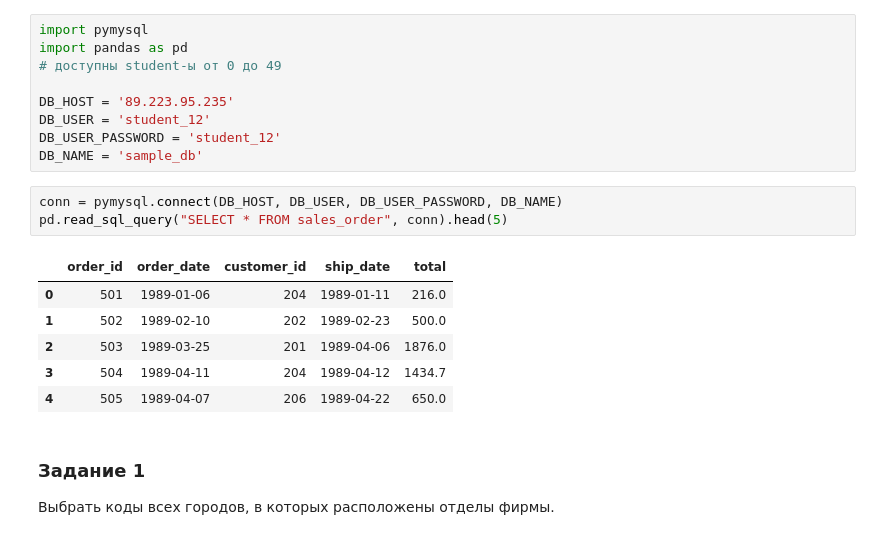
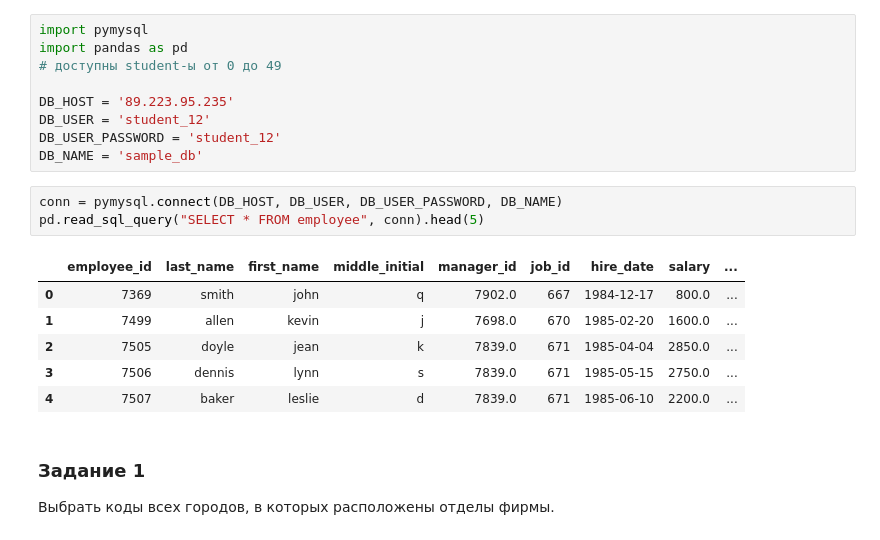
Before and after one commit to theysee/sberbank_reboot, a Jupyter notebook: Поток_3_Практика_к_занятию_4.ipynb, the cells around one changed output. Cells and saved outputs as stored; diff of their text form.

```diff
--- a/Поток_3_Практика_к_занятию_4.ipynb
+++ b/Поток_3_Практика_к_занятию_4.ipynb
@@ -33,14 +33,14 @@ DB_USER_PASSWORD = 'student_12'
 DB_NAME = 'sample_db'
 # %%
 conn = pymysql.connect(DB_HOST, DB_USER, DB_USER_PASSWORD, DB_NAME)
-pd.read_sql_query("SELECT * FROM sales_order", conn).head(5)
+pd.read_sql_query("SELECT * FROM employee", conn).head(5)
 # %% [output]
-|  | order_id | order_date | customer_id | ship_date | total |
-| 0 | 501 | 1989-01-06 | 204 | 1989-01-11 | 216.0 |
-| 1 | 502 | 1989-02-10 | 202 | 1989-02-23 | 500.0 |
-| 2 | 503 | 1989-03-25 | 201 | 1989-04-06 | 1876.0 |
-| 3 | 504 | 1989-04-11 | 204 | 1989-04-12 | 1434.7 |
-| 4 | 505 | 1989-04-07 | 206 | 1989-04-22 | 650.0 |
+|  | employee_id | last_name | first_name | middle_initial | manager_id | job_id | hire_date | salary | ... |
+| 0 | 7369 | smith | john | q | 7902.0 | 667 | 1984-12-17 | 800.0 | ... |
+| 1 | 7499 | allen | kevin | j | 7698.0 | 670 | 1985-02-20 | 1600.0 | ... |
+| 2 | 7505 | doyle | jean | k | 7839.0 | 671 | 1985-04-04 | 2850.0 | ... |
+| 3 | 7506 | dennis | lynn | s | 7839.0 | 671 | 1985-05-15 | 2750.0 | ... |
+| 4 | 7507 | baker | leslie | d | 7839.0 | 671 | 1985-06-10 | 2200.0 | ... |
 # %% [markdown]
 ### Задание 1
 Выбрать коды всех городов, в которых расположены отделы фирмы.
```
Also changed, not shown: parts of 10 cells of this notebook.
